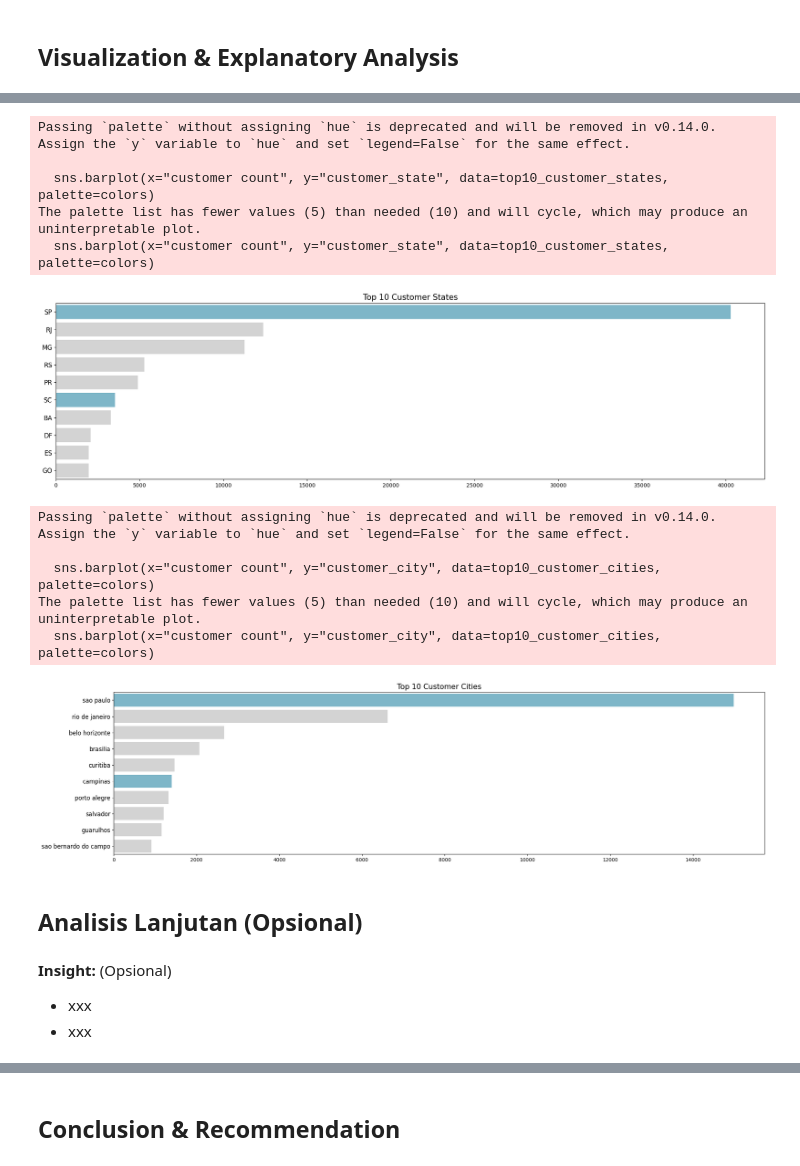
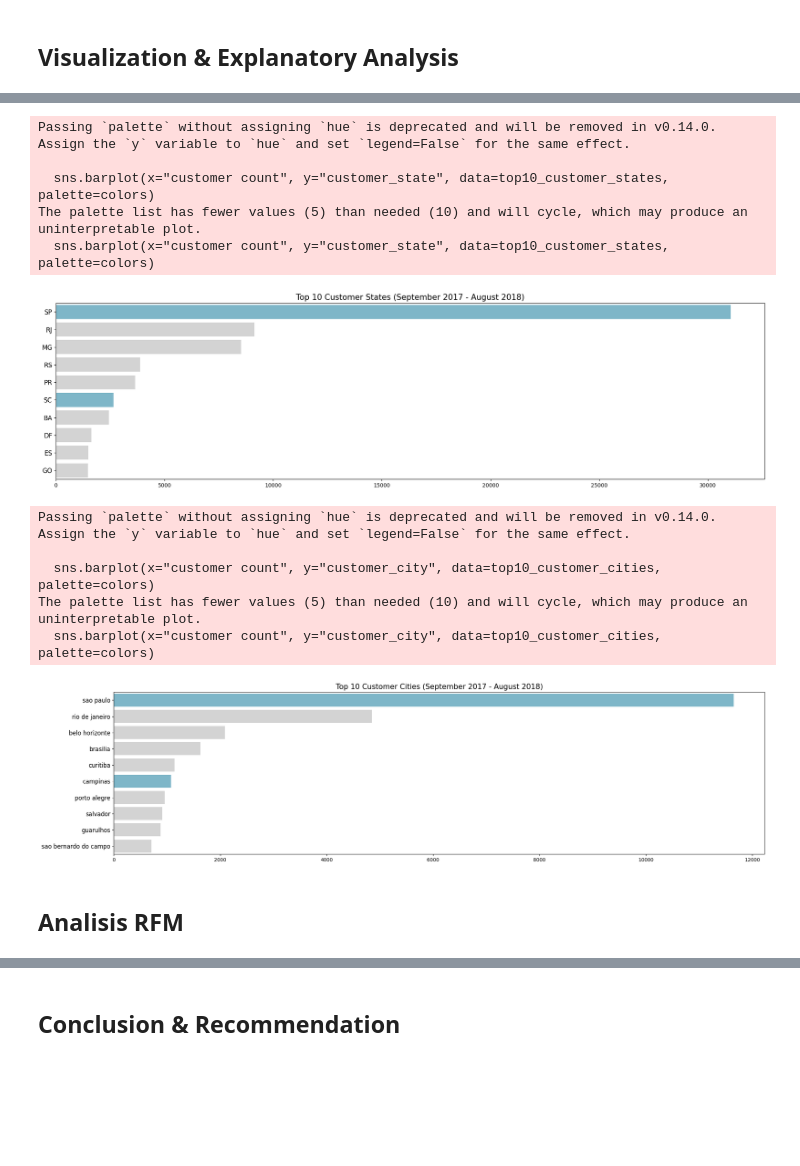
Before and after one commit to f4qihuddin/data_analysis_submission, a Jupyter notebook: Proyek_Analisis_Data.ipynb, the cells around one changed output, grey strips where cells are left out. Cells and saved outputs as stored; diff of their text form; code cells hidden in the pictures; blank space fills up the shorter version.

```diff
--- a/Proyek_Analisis_Data.ipynb
+++ b/Proyek_Analisis_Data.ipynb
@@ -80,3 +66,10 @@ product_category_name_df = pd.read_csv('/content/drive/MyDrive/Machine Learning
+# %%
+customer_df = pd.read_csv('https://drive.google.com/uc?export=download&id=1i6UQD8sCDeE3F7XzuhEIFQ3Kynme_AcT')
+order_items_df = pd.read_csv('https://drive.google.com/uc?export=download&id=1_YEiMviDnHO9HO6G1elOKdeJLzVidNyz')
+order_payments_df = pd.read_csv('https://drive.google.com/uc?export=download&id=1DMy4lKVKLrBGiRRhsP91JZ5x2hZQFqHi')
+order_reviews_df = pd.read_csv('https://drive.google.com/uc?export=download&id=1kwyM5JOR3UCkckUuFo6JeXbgbA9VQT96')
+orders_df = pd.read_csv('https://drive.google.com/uc?export=download&id=1v2Yry5SEDc81MlZQJip_wqWOzNdDMTr3')
+products_df = pd.read_csv('https://drive.google.com/uc?export=download&id=1X_bFsTdtJMktUKqc1FlP5ZlElQ2euvBW')
 # %% [markdown]
 ### Assessing Data
 # %% [markdown]
@@ -601,0 +636,10 @@ last_year_order
+# %%
+orders_customers_df = pd.merge(
+    left=customer_df,
+    right=orders_df,
+    how="left",
+    left_on="customer_id",
+    right_on="customer_id"
+)
+
+orders_customers_df.head()
@@ -601,0 +655,13 @@ last_year_order
+# %%
+# Temukan tanggal terbaru dalam DataFrame
+latest_date = orders_customers_df['order_purchase_timestamp'].max()
+
+# Hitung tanggal satu tahun sebelum tanggal terbaru
+one_year_ago = latest_date - pd.DateOffset(years=1)
+
+# Filter DataFrame untuk data 1 tahun terakhir
+customer_order_last_year_df = orders_customers_df[orders_customers_df['order_purchase_timestamp'] >= one_year_ago]
+
+top10_customer_states = customer_order_last_year_df.groupby(by='customer_state').customer_unique_id.nunique().sort_values(ascending=False).reset_index().head(10)
+top10_customer_states.rename(columns={'customer_unique_id': 'customer count'}, inplace=True)
+top10_customer_states
@@ -602,5 +682,5 @@ last_year_order
 # %%
-top10_customer_states = customer_df.groupby(by='customer_state').customer_unique_id.nunique().sort_values(ascending=False).reset_index().head(10)
-top10_customer_states.rename(columns={'customer_unique_id': 'customer count'}, inplace=True)
-top10_customer_states
+top10_customer_cities = customer_order_last_year_df.groupby(by='customer_city').customer_unique_id.nunique().sort_values(ascending=False).reset_index().head(10)
+top10_customer_cities.rename(columns={'customer_unique_id': 'customer count'}, inplace=True)
+top10_customer_cities
 # %% [output]
@@ -712,21 +784,21 @@ plt.show()
 # %%
 plt.figure(figsize=(24, 6))
 
 colors = ["#72BCD4", "#D3D3D3", "#D3D3D3", "#D3D3D3", "#D3D3D3"]
 
 sns.barplot(x="customer count", y="customer_state", data=top10_customer_states, palette=colors)
 plt.ylabel(None)
 plt.xlabel(None)
-plt.title("Top 10 Customer States", loc="center", fontsize=15)
+plt.title("Top 10 Customer States (September 2017 - August 2018)", loc="center", fontsize=15)
 plt.tick_params(axis ='y', labelsize=12)
 plt.show()
 # %% [output]
 Passing `palette` without assigning `hue` is deprecated and will be removed in v0.14.0. Assign the `y` variable to `hue` and set `legend=False` for the same effect.
 
   sns.barplot(x="customer count", y="customer_state", data=top10_customer_states, palette=colors)
 The palette list has fewer values (5) than needed (10) and will cycle, which may produce an uninterpretable plot.
   sns.barplot(x="customer count", y="customer_state", data=top10_customer_states, palette=colors)
-[figure, old version]
+[figure, new version]
 # %%
 plt.figure(figsize=(24, 6))
 
@@ -735,7 +807,7 @@ colors = ["#72BCD4", "#D3D3D3", "#D3D3D3", "#D3D3D3", "#D3D3D3"]
 sns.barplot(x="customer count", y="customer_city", data=top10_customer_cities, palette=colors)
 plt.ylabel(None)
 plt.xlabel(None)
-plt.title("Top 10 Customer Cities", loc="center", fontsize=15)
+plt.title("Top 10 Customer Cities (September 2017 - August 2018)", loc="center", fontsize=15)
 plt.tick_params(axis ='y', labelsize=12)
 plt.show()
 # %% [output]
@@ -744,10 +816,6 @@ Passing `palette` without assigning `hue` is deprecated and will be removed in v
   sns.barplot(x="customer count", y="customer_city", data=top10_customer_cities, palette=colors)
 The palette list has fewer values (5) than needed (10) and will cycle, which may produce an uninterpretable plot.
   sns.barplot(x="customer count", y="customer_city", data=top10_customer_cities, palette=colors)
-[figure, old version]
+[figure, new version]
 # %% [markdown]
-## Analisis Lanjutan (Opsional)
+## Analisis RFM
-# %% [markdown]
-**Insight:** (Opsional)
-- xxx
-- xxx
```
Also changed, not shown: parts of 54 cells of this notebook, 15 other files.
